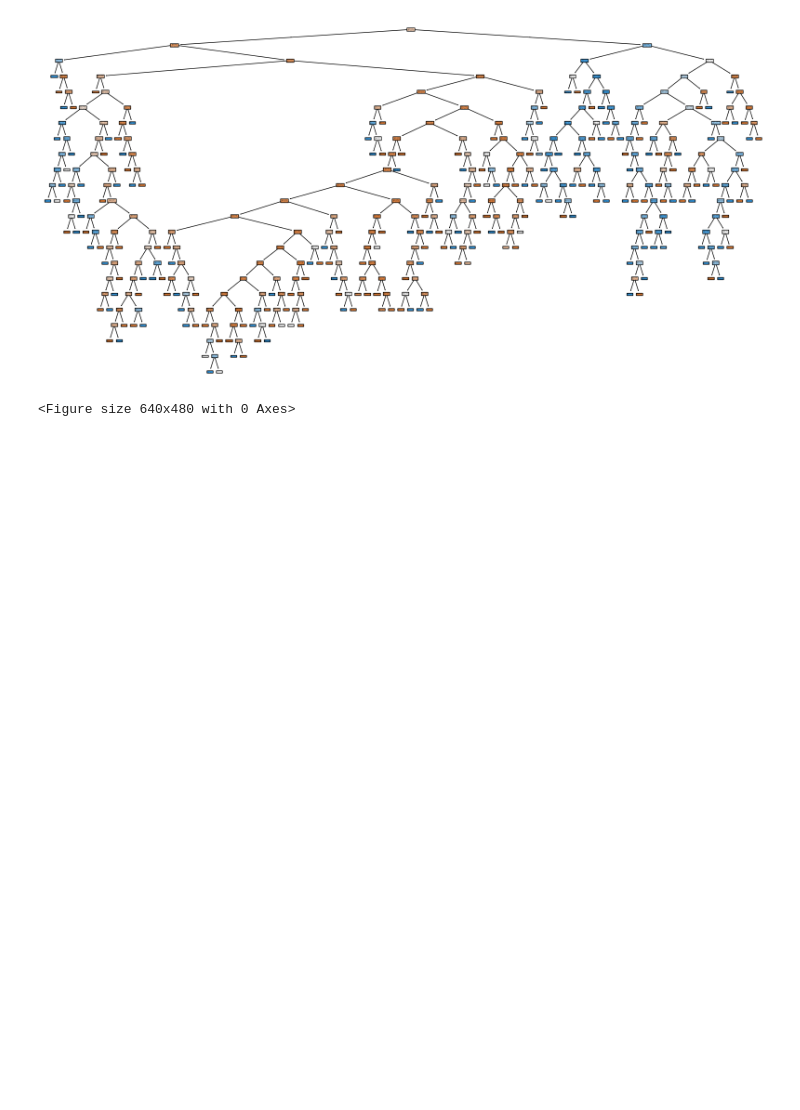
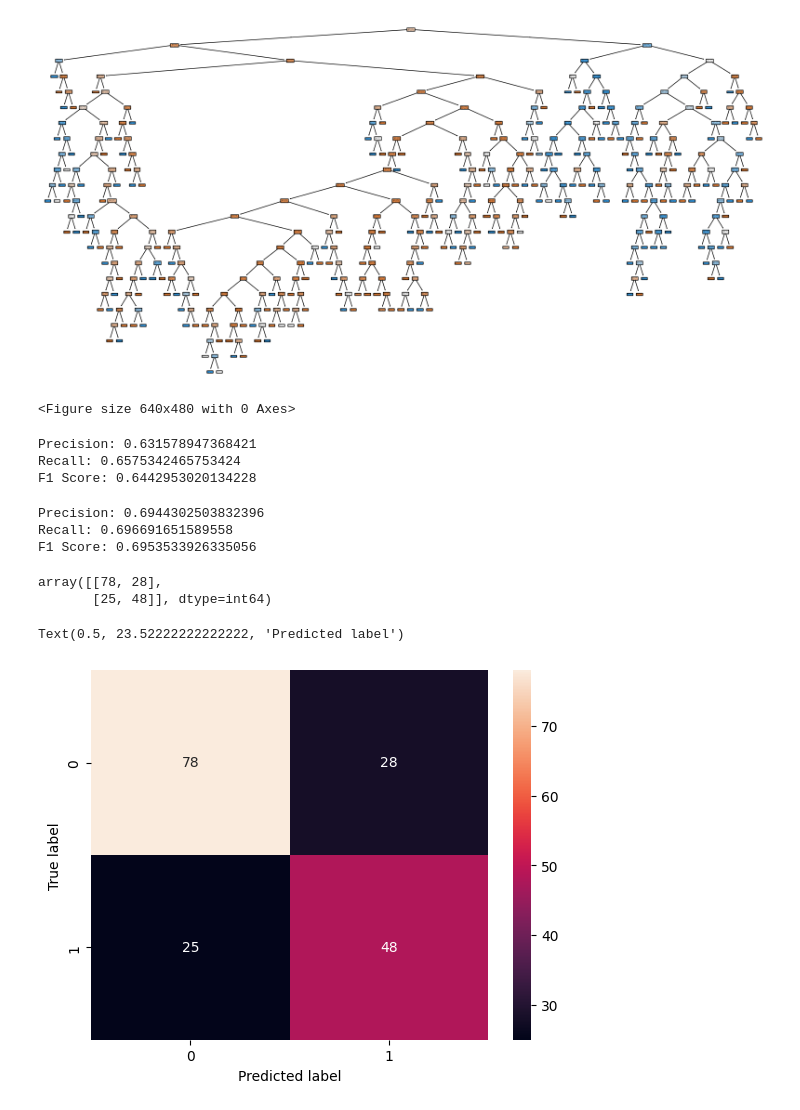
Before and after one commit to SheikhUsmanJaved/Learning-Python-for-Data-Science, a Jupyter notebook: day_19/decision_tree copy.ipynb, the cells around one changed output. Saved outputs shown, nothing was run; the diff lists cells and outputs as text; code cells hidden in the pictures; blank space fills up the shorter version.

Commit message:
day_34, calculate the three scores of decision classifier metrics (1. Precision_score, recall_score, f1_score)

```diff
--- a/day_19/decision_tree.ipynb
+++ b/day_19/decision_tree copy.ipynb
@@ -72,0 +87,46 @@ plt.savefig("decision_tree.pdf", format='pdf', dpi=300)
+# %%
+# For binary classification
+from sklearn.metrics import precision_score, recall_score, f1_score
+
+precision = precision_score(y_test, y_pred) # what does precision score tells us?
+recall = recall_score(y_test, y_pred) # What does recall score tells us?
+f1 = f1_score(y_test, y_pred) # f1_score is the harmonic mean of precision a7 recall score
+
+print("Precision:", precision)
+print("Recall:", recall)
+print("F1 Score:", f1)
+# %% [output]
+Precision: 0.631578947368421
+Recall: 0.6575342465753424
+F1 Score: 0.6442953020134228
+# %%
+# For multi-class classification (Average method can also be applied)
+
+precision = precision_score(y_test, y_pred, average='macro')
+recall = recall_score(y_test, y_pred, average='macro')
+f1 = f1_score(y_test, y_pred, average='macro')
+
+print("Precision:", precision)
+print("Recall:", recall)
+print("F1 Score:", f1)
+# %% [output]
+Precision: 0.6944302503832396
+Recall: 0.696691651589558
+F1 Score: 0.6953533926335056
+# %%
+# create confussion matrix
+
+from sklearn.metrics import confusion_matrix
+cm = confusion_matrix(y_test, y_pred)
+cm
+# %% [output]
+array([[78, 28],
+       [25, 48]], dtype=int64)
+# %%
+# How to plot confusion matrix. using heatmap
+sns.heatmap(cm, annot = True, fmt = 'd')
+plt.ylabel('True label')
+plt.xlabel('Predicted label')
+# %% [output]
+Text(0.5, 23.52222222222222, 'Predicted label')
+[figure, added]
```
Also changed, not shown: parts of 3 cells of this notebook.
